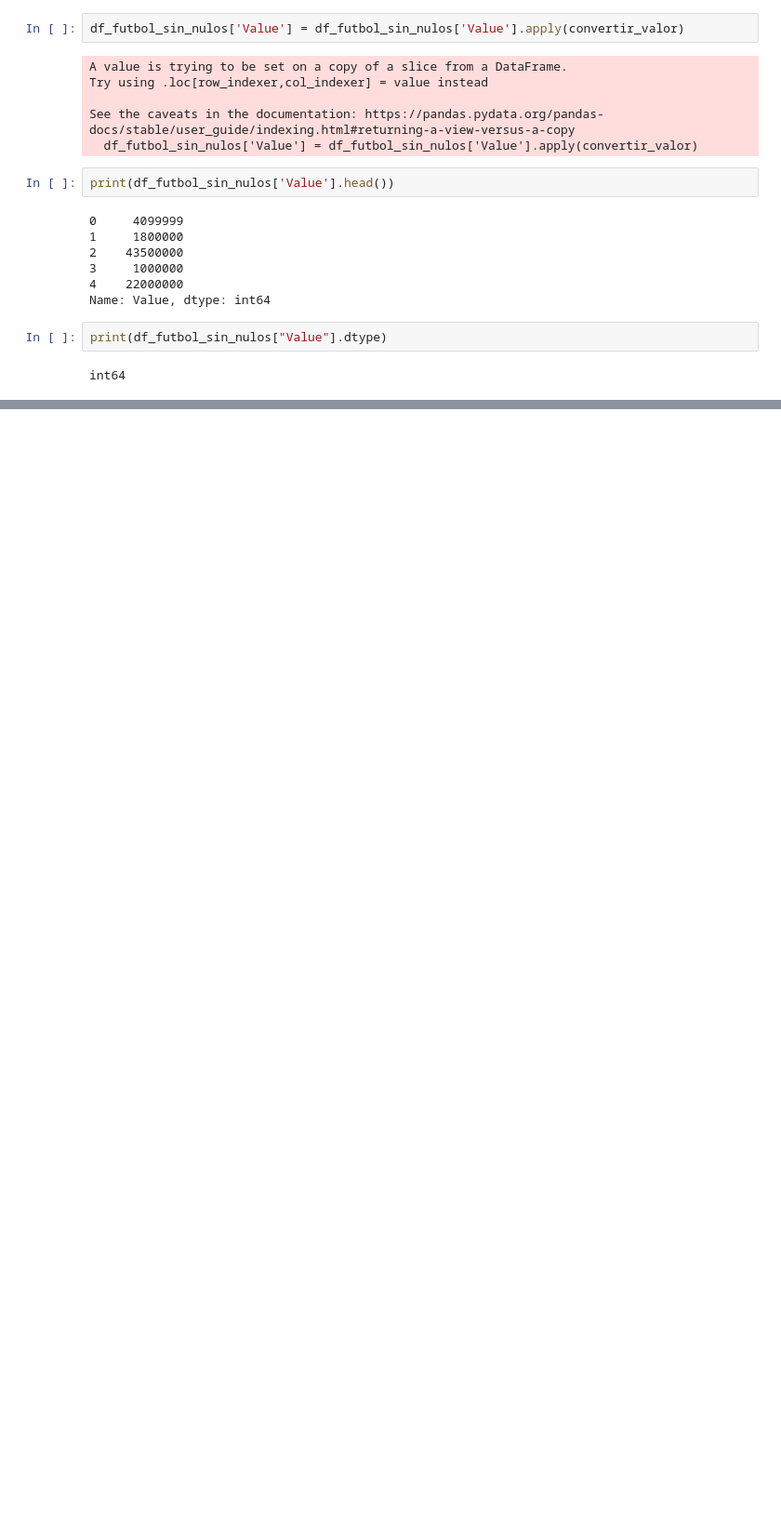
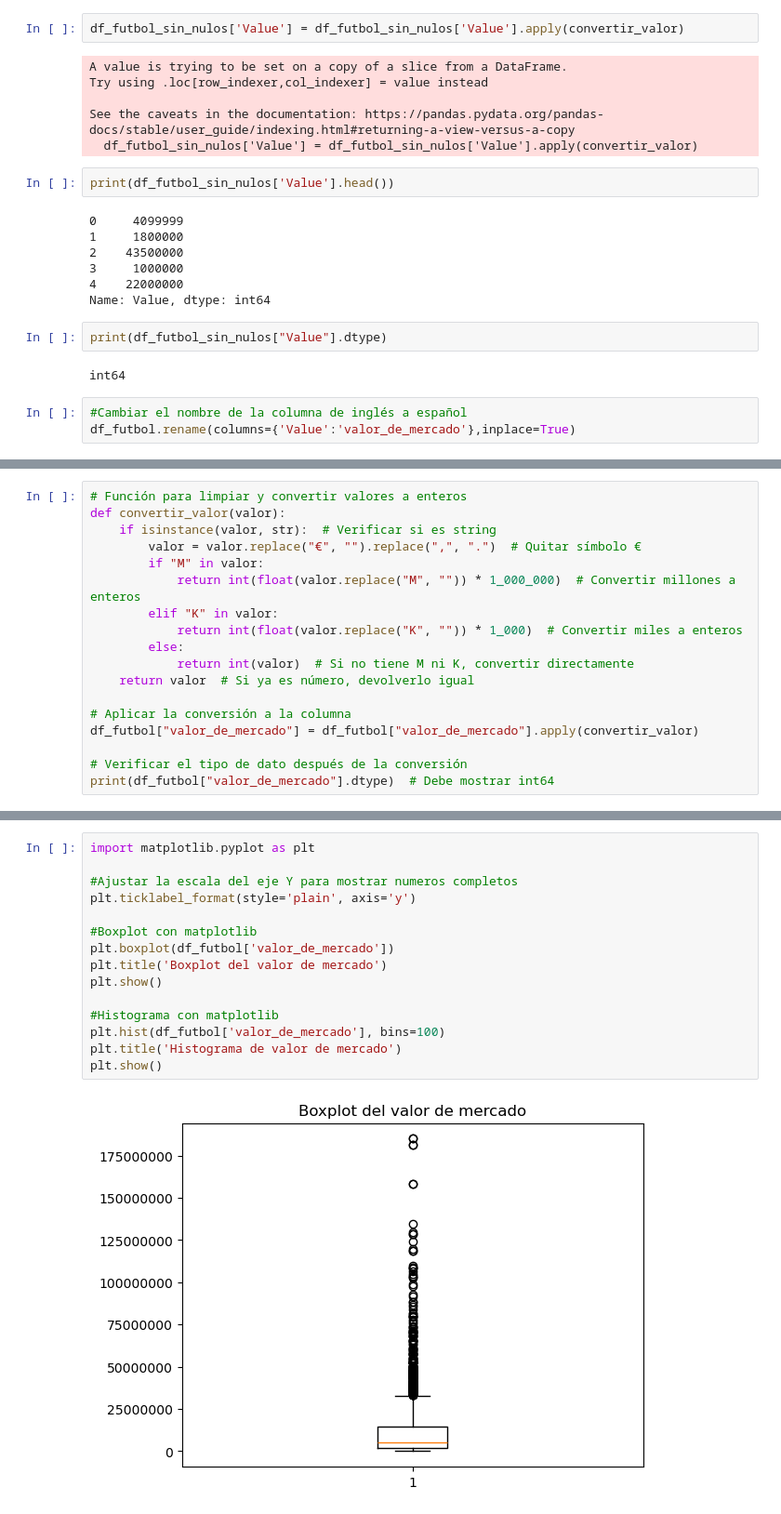
Before and after one commit to javierlara47/TFG, a Jupyter notebook: notebooks/archivo.ipynb, the cells around one changed output, grey strips where cells are left out. Shown at 93% size. Drawn from its saved outputs; the diff is of its cells as text; blank space fills up the shorter version.

```diff
--- a/notebooks/archivo.ipynb
+++ b/notebooks/archivo.ipynb
@@ -220,3 +220,6 @@ Name: Value, dtype: int64
 print(df_futbol_sin_nulos["Value"].dtype)
 # %% [output]
 int64
+# %%
+#Cambiar el nombre de la columna de inglés a español
+df_futbol.rename(columns={'Value':'valor_de_mercado'},inplace=True)
@@ -222,0 +246,18 @@ int64
+# %%
+# Función para limpiar y convertir valores a enteros
+def convertir_valor(valor):
+    if isinstance(valor, str):  # Verificar si es string
+        valor = valor.replace("€", "").replace(",", ".")  # Quitar símbolo €
+        if "M" in valor:
+            return int(float(valor.replace("M", "")) * 1_000_000)  # Convertir millones a enteros
+        elif "K" in valor:
+            return int(float(valor.replace("K", "")) * 1_000)  # Convertir miles a enteros
+        else:
+            return int(valor)  # Si no tiene M ni K, convertir directamente
+    return valor  # Si ya es número, devolverlo igual
+
+# Aplicar la conversión a la columna
+df_futbol["valor_de_mercado"] = df_futbol["valor_de_mercado"].apply(convertir_valor)
+
+# Verificar el tipo de dato después de la conversión
+print(df_futbol["valor_de_mercado"].dtype)  # Debe mostrar int64
@@ -222,0 +283,17 @@ int64
+# %%
+import matplotlib.pyplot as plt
+
+#Ajustar la escala del eje Y para mostrar numeros completos
+plt.ticklabel_format(style='plain', axis='y')
+
+#Boxplot con matplotlib
+plt.boxplot(df_futbol['valor_de_mercado'])
+plt.title('Boxplot del valor de mercado')
+plt.show()
+
+#Histograma con matplotlib
+plt.hist(df_futbol['valor_de_mercado'], bins=100)
+plt.title('Histograma de valor de mercado')
+plt.show()
+# %% [output]
+[figure, added]
```
Also changed, not shown: parts of 8 cells of this notebook.
